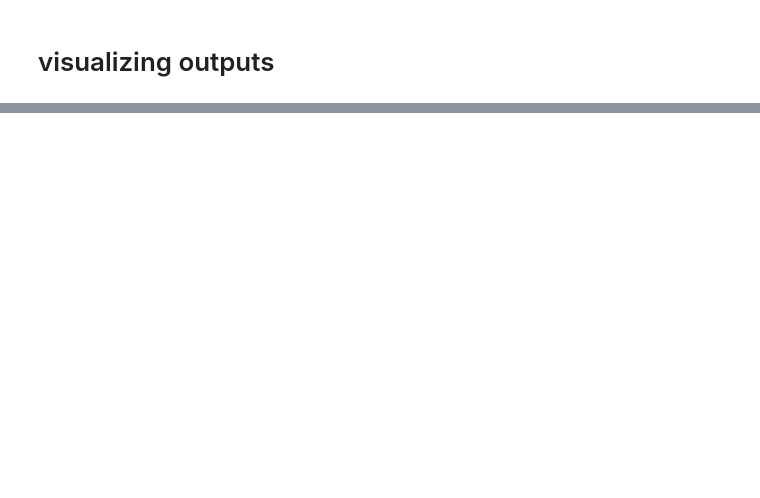
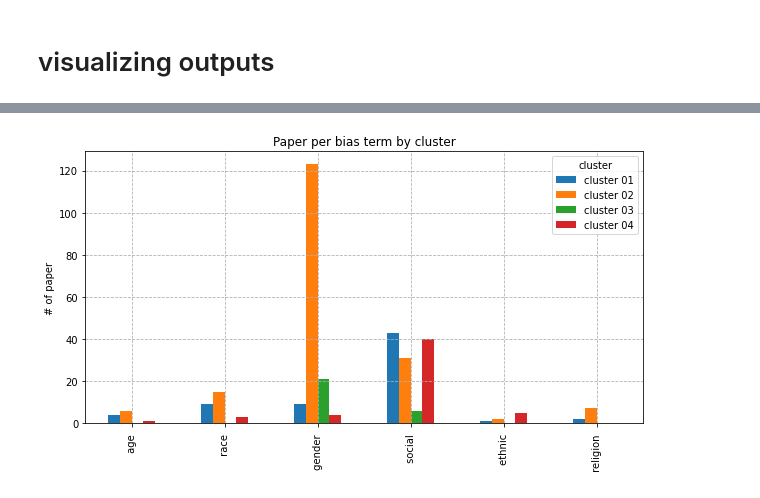
Before and after one commit to ninell-oldenburg/acl-anthology-keyword-search, a Jupyter notebook: acl-anthology-keyword-search.ipynb, the cells around one changed output, grey strips where cells are left out. Drawn from its saved outputs; the diff is of its cells as text; code cells hidden in the pictures; blank space fills up the shorter version.

```diff
--- a/acl-anthology-keyword-search.ipynb
+++ b/acl-anthology-keyword-search.ipynb
@@ -165,13 +259,18 @@ for i in bias_list:
 # %%
 # cluster per bias
-temp_df = pd.DataFrame()
+def clust_per_bias_plot(this_df, bias_list=bias_list):
+    temp_df = pd.DataFrame()
 
-for i in bias_list:
-    temp_df[i] = pd.crosstab(df[i],df['cluster']).loc[True]
+    for i in bias_list:
+        temp_df[i] = pd.crosstab(this_df[i],this_df['cluster']).loc[True]
 
-temp_df.transpose().plot.bar();
-plt.title('Paper per bias term by cluster')
-plt.ylabel("# of paper")
-plt.grid(linestyle='--')
+    temp_df.transpose().plot.bar();
+    plt.title('Paper per bias term by cluster')
+    plt.ylabel("# of paper")
+    plt.grid(linestyle='--')
+
+clust_per_bias_plot(df)
+# %% [output]
+[figure, added]
 # %%
 # year per cluster
```
Also changed, not shown: parts of 28 cells of this notebook.
